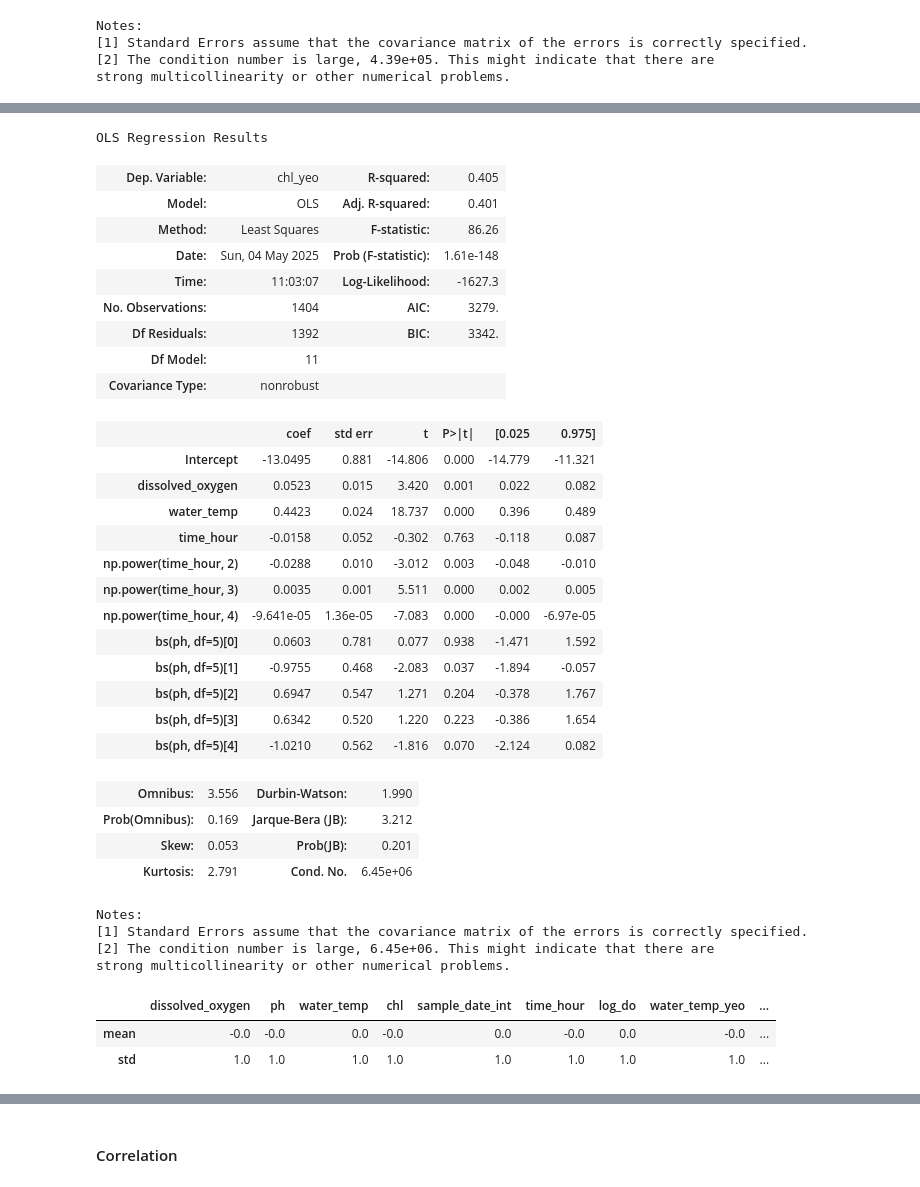
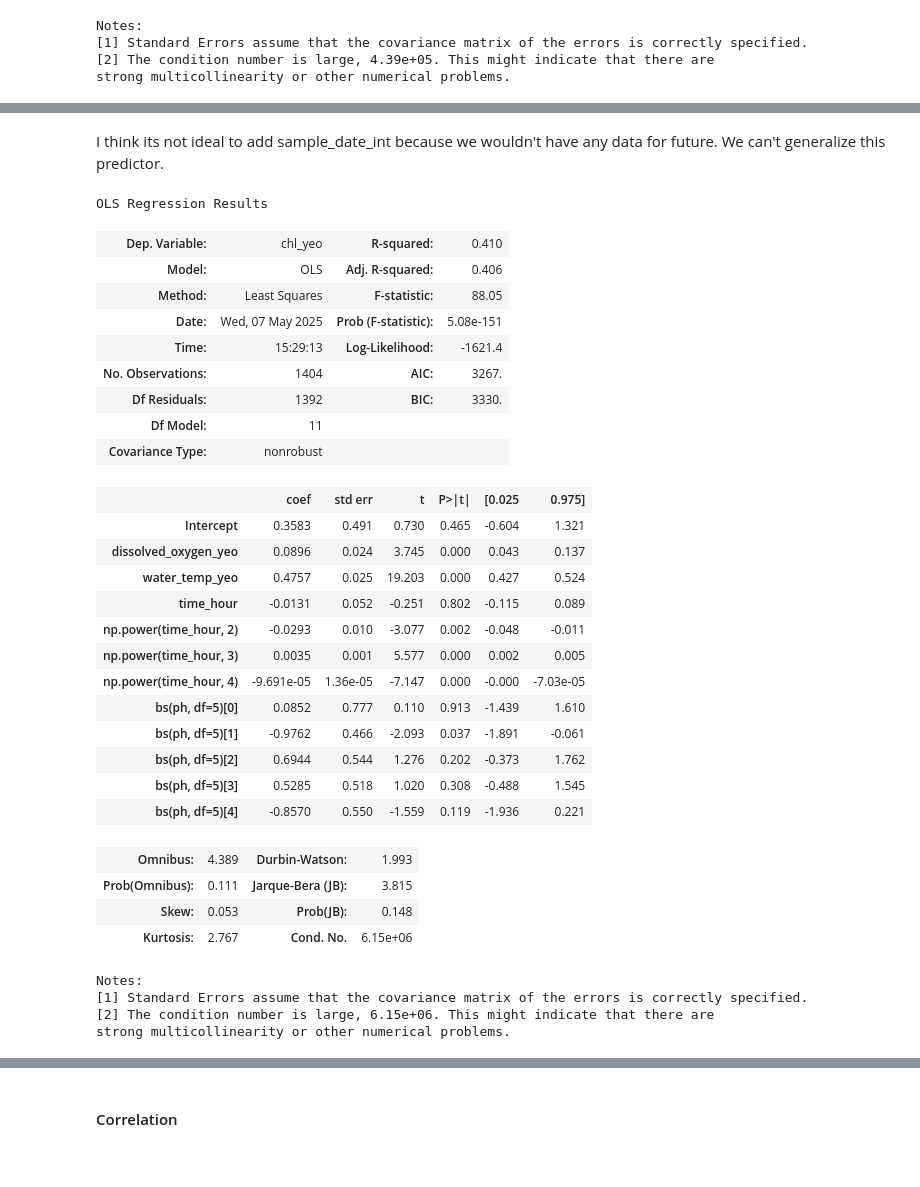
Before and after one commit to RomandRapido/LinMod, a Jupyter notebook: FinalProj/eda.ipynb, the cells around one changed output, grey strips where cells are left out. Cells and saved outputs as stored; diff of their text form; code cells hidden in the pictures.

```diff
--- a/FinalProj/eda.ipynb
+++ b/FinalProj/eda.ipynb
@@ -251,13 +268,3 @@ pt = PowerTransformer(method="yeo-johnson")
 pt.fit(filtered_df[mask][['chl']])
 
 df_filter['chl_yeo'] =  pt.transform(filtered_df[mask][['chl']]).squeeze()
-# %%
-constant = abs(np.min(filtered_df[mask]['dissolved_oxygen'])) + 1
-
-df_filter['log_do'] = np.log(filtered_df[mask]['dissolved_oxygen'] + constant)
-
-sns.regplot(
-    df_filter,
-    x='dissolved_oxygen',
-    y='chl_yeo'
-)
@@ -500,0 +546,7 @@ filtered_df_fix = pd.DataFrame([transformed_data, chl_trans], index=['log_do', '
+# %%
+from sklearn.preprocessing import PowerTransformer
+
+temp_trans = PowerTransformer()
+temp_trans.fit(df_filter[['dissolved_oxygen']])
+
+df_filter['dissolved_oxygen_yeo'] = temp_trans.transform(df_filter[['dissolved_oxygen']])
@@ -588,43 +721,39 @@ strong multicollinearity or other numerical problems.
+# %% [markdown]
+I think its not ideal to add sample_date_int because we wouldn't have any data for future. We can't generalize this predictor.
 # %%
-formula = "chl_yeo ~ dissolved_oxygen + water_temp + time_hour + np.power(time_hour, 2) + np.power(time_hour, 3) + np.power(time_hour, 4) + bs(ph, df=5)"
+formula = "chl_yeo ~ dissolved_oxygen_yeo + water_temp_yeo + time_hour + np.power(time_hour, 2) + np.power(time_hour, 3) + np.power(time_hour, 4) + bs(ph, df=5)"
 lmlm = ols(formula, data=df_filter)
 results = lmlm.fit()
 results.summary()
 # %% [output]
 OLS Regression Results
-| Dep. Variable: | chl_yeo | R-squared: | 0.405 |
-| Model: | OLS | Adj. R-squared: | 0.401 |
-| Method: | Least Squares | F-statistic: | 86.26 |
-| Date: | Sun, 04 May 2025 | Prob (F-statistic): | 1.61e-148 |
-| Time: | 11:03:07 | Log-Likelihood: | -1627.3 |
-| No. Observations: | 1404 | AIC: | 3279. |
-| Df Residuals: | 1392 | BIC: | 3342. |
+| Dep. Variable: | chl_yeo | R-squared: | 0.410 |
+| Model: | OLS | Adj. R-squared: | 0.406 |
+| Method: | Least Squares | F-statistic: | 88.05 |
+| Date: | Wed, 07 May 2025 | Prob (F-statistic): | 5.08e-151 |
+| Time: | 15:29:13 | Log-Likelihood: | -1621.4 |
+| No. Observations: | 1404 | AIC: | 3267. |
+| Df Residuals: | 1392 | BIC: | 3330. |
 | Df Model: | 11 |  |  |
 | Covariance Type: | nonrobust |  |  |
 |  | coef | std err | t | P>|t| | [0.025 | 0.975] |
-| Intercept | -13.0495 | 0.881 | -14.806 | 0.000 | -14.779 | -11.321 |
-| dissolved_oxygen | 0.0523 | 0.015 | 3.420 | 0.001 | 0.022 | 0.082 |
-| water_temp | 0.4423 | 0.024 | 18.737 | 0.000 | 0.396 | 0.489 |
-| time_hour | -0.0158 | 0.052 | -0.302 | 0.763 | -0.118 | 0.087 |
-| np.power(time_hour, 2) | -0.0288 | 0.010 | -3.012 | 0.003 | -0.048 | -0.010 |
-| np.power(time_hour, 3) | 0.0035 | 0.001 | 5.511 | 0.000 | 0.002 | 0.005 |
-| np.power(time_hour, 4) | -9.641e-05 | 1.36e-05 | -7.083 | 0.000 | -0.000 | -6.97e-05 |
-| bs(ph, df=5)[0] | 0.0603 | 0.781 | 0.077 | 0.938 | -1.471 | 1.592 |
-| bs(ph, df=5)[1] | -0.9755 | 0.468 | -2.083 | 0.037 | -1.894 | -0.057 |
-| bs(ph, df=5)[2] | 0.6947 | 0.547 | 1.271 | 0.204 | -0.378 | 1.767 |
-| bs(ph, df=5)[3] | 0.6342 | 0.520 | 1.220 | 0.223 | -0.386 | 1.654 |
-| bs(ph, df=5)[4] | -1.0210 | 0.562 | -1.816 | 0.070 | -2.124 | 0.082 |
+| Intercept | 0.3583 | 0.491 | 0.730 | 0.465 | -0.604 | 1.321 |
+| dissolved_oxygen_yeo | 0.0896 | 0.024 | 3.745 | 0.000 | 0.043 | 0.137 |
+| water_temp_yeo | 0.4757 | 0.025 | 19.203 | 0.000 | 0.427 | 0.524 |
+| time_hour | -0.0131 | 0.052 | -0.251 | 0.802 | -0.115 | 0.089 |
+| np.power(time_hour, 2) | -0.0293 | 0.010 | -3.077 | 0.002 | -0.048 | -0.011 |
+| np.power(time_hour, 3) | 0.0035 | 0.001 | 5.577 | 0.000 | 0.002 | 0.005 |
+| np.power(time_hour, 4) | -9.691e-05 | 1.36e-05 | -7.147 | 0.000 | -0.000 | -7.03e-05 |
+| bs(ph, df=5)[0] | 0.0852 | 0.777 | 0.110 | 0.913 | -1.439 | 1.610 |
+| bs(ph, df=5)[1] | -0.9762 | 0.466 | -2.093 | 0.037 | -1.891 | -0.061 |
+| bs(ph, df=5)[2] | 0.6944 | 0.544 | 1.276 | 0.202 | -0.373 | 1.762 |
+| bs(ph, df=5)[3] | 0.5285 | 0.518 | 1.020 | 0.308 | -0.488 | 1.545 |
+| bs(ph, df=5)[4] | -0.8570 | 0.550 | -1.559 | 0.119 | -1.936 | 0.221 |
-| Omnibus: | 3.556 | Durbin-Watson: | 1.990 |
-| Prob(Omnibus): | 0.169 | Jarque-Bera (JB): | 3.212 |
-| Skew: | 0.053 | Prob(JB): | 0.201 |
-| Kurtosis: | 2.791 | Cond. No. | 6.45e+06 |
+| Omnibus: | 4.389 | Durbin-Watson: | 1.993 |
+| Prob(Omnibus): | 0.111 | Jarque-Bera (JB): | 3.815 |
+| Skew: | 0.053 | Prob(JB): | 0.148 |
+| Kurtosis: | 2.767 | Cond. No. | 6.15e+06 |
 Notes:
 [1] Standard Errors assume that the covariance matrix of the errors is correctly specified.
-[2] The condition number is large, 6.45e+06. This might indicate that there are
+[2] The condition number is large, 6.15e+06. This might indicate that there are
 strong multicollinearity or other numerical problems.
-# %%
-np.round(df_filter_std.agg(["mean", "std"]), 2)
-# %% [output]
-|  | dissolved_oxygen | ph | water_temp | chl | sample_date_int | time_hour | log_do | water_temp_yeo | ... |
-| mean | -0.0 | -0.0 | 0.0 | -0.0 | 0.0 | -0.0 | 0.0 | -0.0 | ... |
-| std | 1.0 | 1.0 | 1.0 | 1.0 | 1.0 | 1.0 | 1.0 | 1.0 | ... |
```
Also changed, not shown: parts of 139 cells of this notebook.
